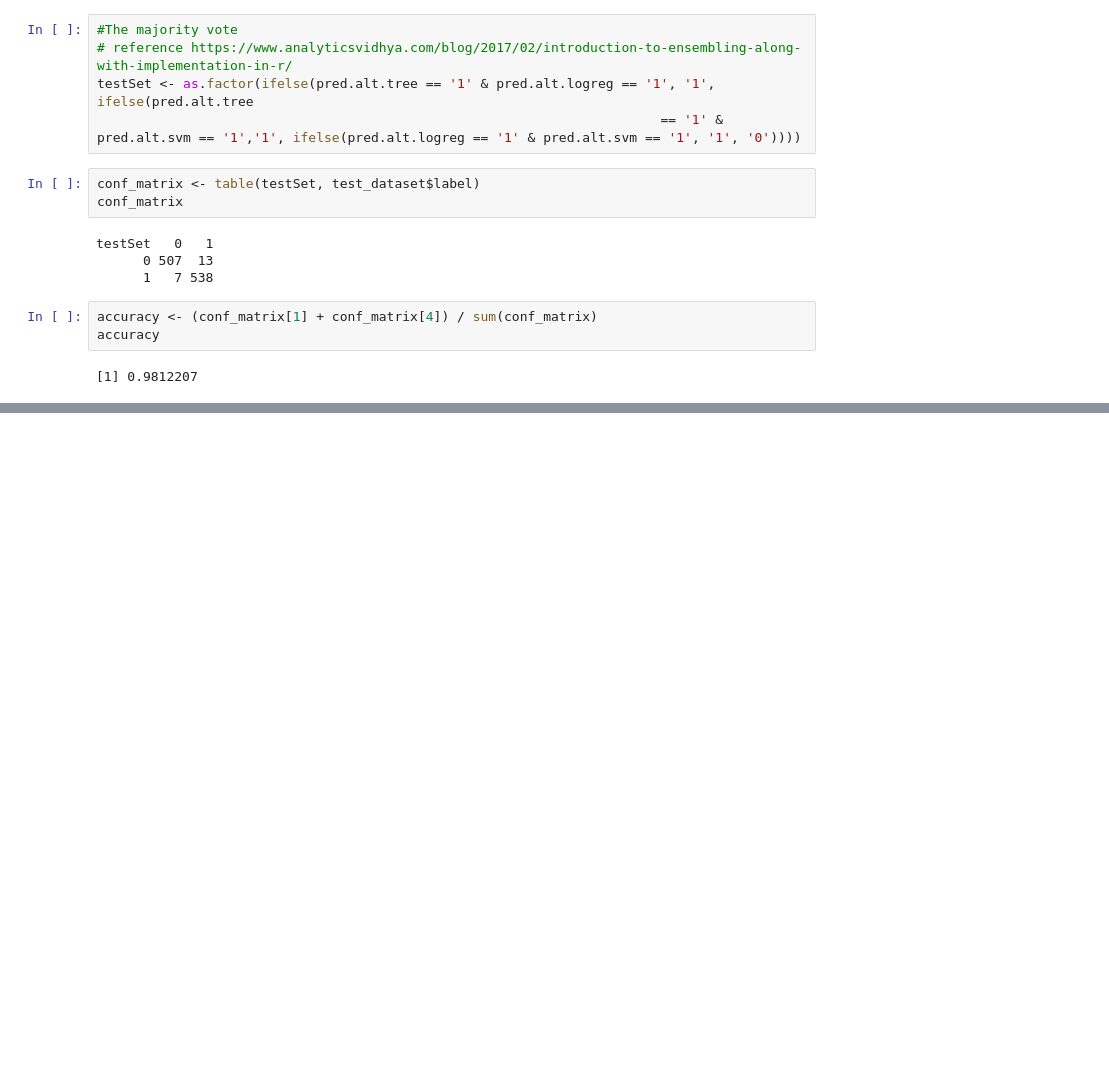
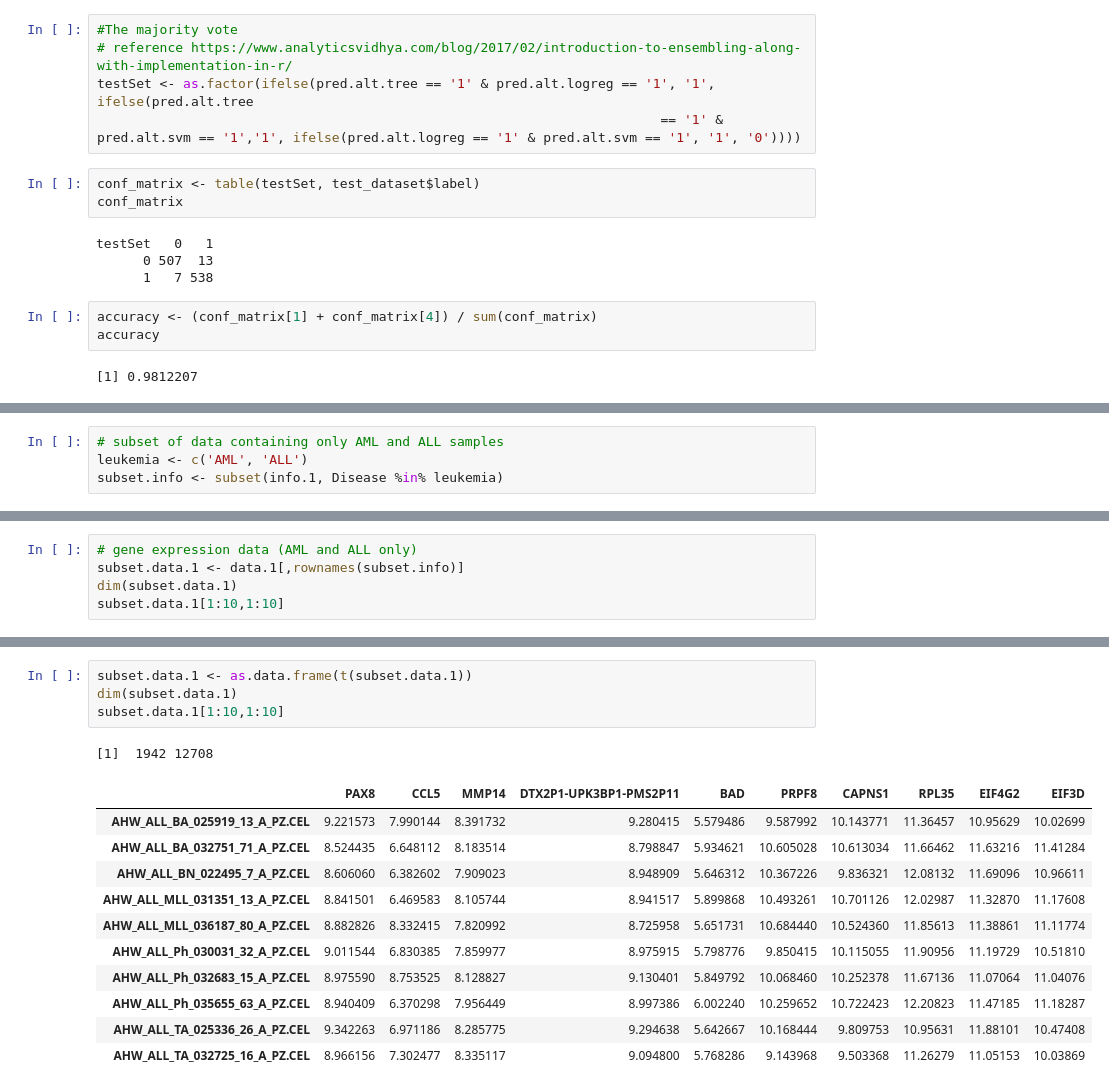
Before and after one commit to nclgbd/geneGPT, a Jupyter notebook: models.ipynb, the cells around one changed output, grey strips where cells are left out. Cells and saved outputs as stored; diff of their text form; blank space fills up the shorter version.

```diff
--- a/models.ipynb
+++ b/models.ipynb
@@ -253,0 +273,4 @@ accuracy
+# %%
+# subset of data containing only AML and ALL samples
+leukemia <- c('AML', 'ALL')
+subset.info <- subset(info.1, Disease %in% leukemia)
@@ -253,0 +289,5 @@ accuracy
+# %%
+# gene expression data (AML and ALL only)
+subset.data.1 <- data.1[,rownames(subset.info)]
+dim(subset.data.1)
+subset.data.1[1:10,1:10]
@@ -253,0 +307,17 @@ accuracy
+# %%
+subset.data.1 <- as.data.frame(t(subset.data.1))
+dim(subset.data.1)
+subset.data.1[1:10,1:10]
+# %% [output]
+[1]  1942 12708
+|  | PAX8 | CCL5 | MMP14 | DTX2P1-UPK3BP1-PMS2P11 | BAD | PRPF8 | CAPNS1 | RPL35 | EIF4G2 | EIF3D |
+| AHW_ALL_BA_025919_13_A_PZ.CEL | 9.221573 | 7.990144 | 8.391732 | 9.280415 | 5.579486 | 9.587992 | 10.143771 | 11.36457 | 10.95629 | 10.02699 |
+| AHW_ALL_BA_032751_71_A_PZ.CEL | 8.524435 | 6.648112 | 8.183514 | 8.798847 | 5.934621 | 10.605028 | 10.613034 | 11.66462 | 11.63216 | 11.41284 |
+| AHW_ALL_BN_022495_7_A_PZ.CEL | 8.606060 | 6.382602 | 7.909023 | 8.948909 | 5.646312 | 10.367226 | 9.836321 | 12.08132 | 11.69096 | 10.96611 |
+| AHW_ALL_MLL_031351_13_A_PZ.CEL | 8.841501 | 6.469583 | 8.105744 | 8.941517 | 5.899868 | 10.493261 | 10.701126 | 12.02987 | 11.32870 | 11.17608 |
+| AHW_ALL_MLL_036187_80_A_PZ.CEL | 8.882826 | 8.332415 | 7.820992 | 8.725958 | 5.651731 | 10.684440 | 10.524360 | 11.85613 | 11.38861 | 11.11774 |
+| AHW_ALL_Ph_030031_32_A_PZ.CEL | 9.011544 | 6.830385 | 7.859977 | 8.975915 | 5.798776 | 9.850415 | 10.115055 | 11.90956 | 11.19729 | 10.51810 |
+| AHW_ALL_Ph_032683_15_A_PZ.CEL | 8.975590 | 8.753525 | 8.128827 | 9.130401 | 5.849792 | 10.068460 | 10.252378 | 11.67136 | 11.07064 | 11.04076 |
+| AHW_ALL_Ph_035655_63_A_PZ.CEL | 8.940409 | 6.370298 | 7.956449 | 8.997386 | 6.002240 | 10.259652 | 10.722423 | 12.20823 | 11.47185 | 11.18287 |
+| AHW_ALL_TA_025336_26_A_PZ.CEL | 9.342263 | 6.971186 | 8.285775 | 9.294638 | 5.642667 | 10.168444 | 9.809753 | 10.95631 | 11.88101 | 10.47408 |
+| AHW_ALL_TA_032725_16_A_PZ.CEL | 8.966156 | 7.302477 | 8.335117 | 9.094800 | 5.768286 | 9.143968 | 9.503368 | 11.26279 | 11.05153 | 10.03869 |
```
Also changed, not shown: parts of 31 cells of this notebook.
